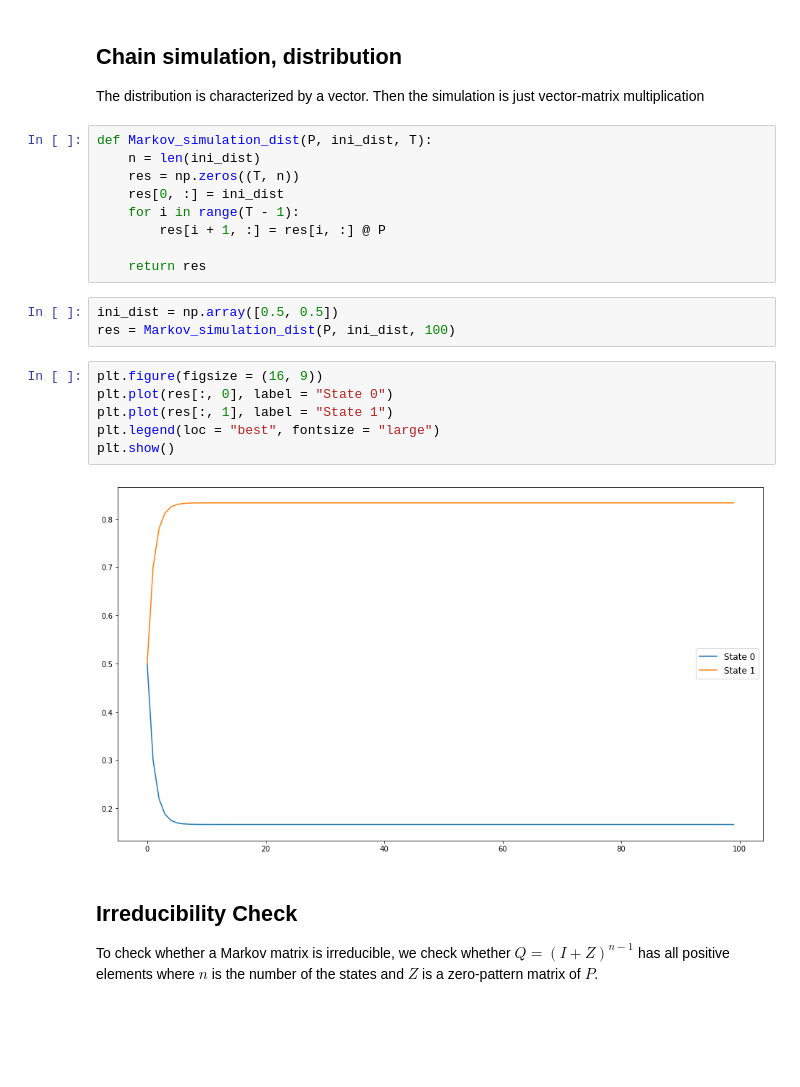
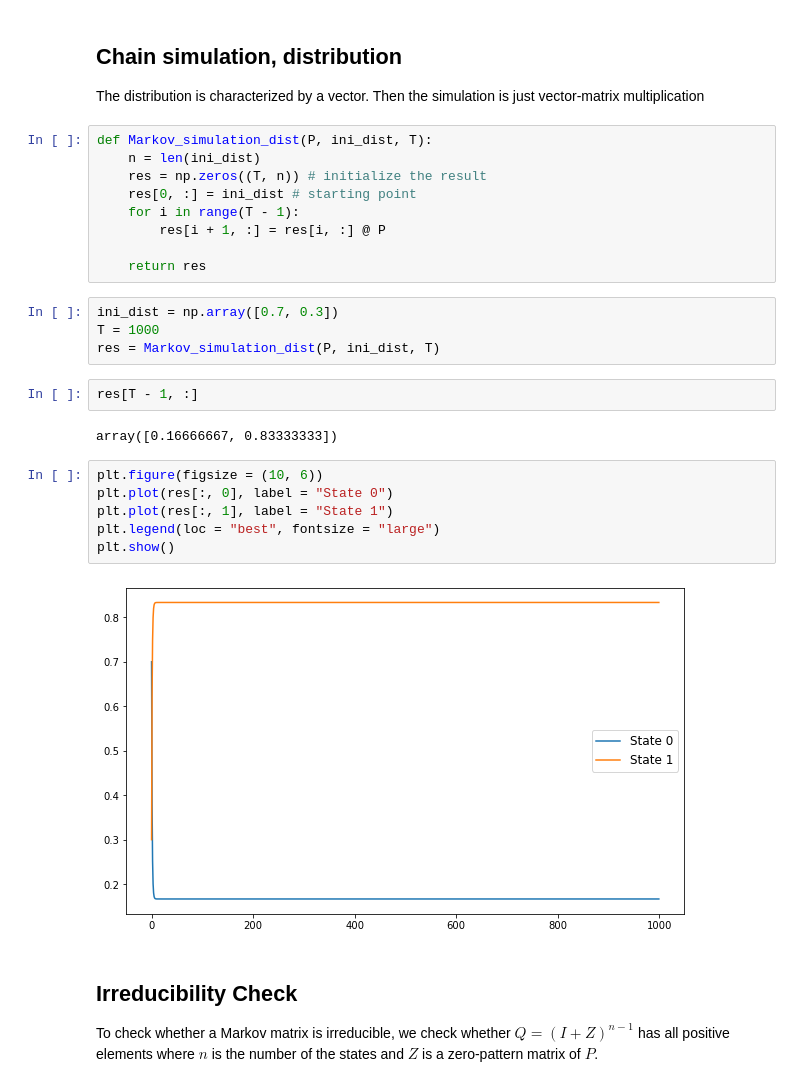
Before and after one commit to wupeifan/ECON_407_Fall2020, a Jupyter notebook: Notebooks/MarkovChainExample.ipynb, the cells around one changed output. Saved outputs shown, nothing was run; the diff lists cells and outputs as text; blank space fills up the shorter version.

```diff
--- a/Notebooks/MarkovChainExample.ipynb
+++ b/Notebooks/MarkovChainExample.ipynb
@@ -123,23 +128,28 @@ The distribution is characterized by a vector. Then the simulation is just vecto
 # %%
 def Markov_simulation_dist(P, ini_dist, T):
     n = len(ini_dist)
-    res = np.zeros((T, n))
-    res[0, :] = ini_dist
+    res = np.zeros((T, n)) # initialize the result
+    res[0, :] = ini_dist # starting point
     for i in range(T - 1):
         res[i + 1, :] = res[i, :] @ P
 
     return res
 # %%
-ini_dist = np.array([0.5, 0.5])
-res = Markov_simulation_dist(P, ini_dist, 100)
+ini_dist = np.array([0.7, 0.3])
+T = 1000
+res = Markov_simulation_dist(P, ini_dist, T)
+# %%
+res[T - 1, :]
+# %% [output]
+array([0.16666667, 0.83333333])
 # %%
-plt.figure(figsize = (16, 9))
+plt.figure(figsize = (10, 6))
 plt.plot(res[:, 0], label = "State 0")
 plt.plot(res[:, 1], label = "State 1")
 plt.legend(loc = "best", fontsize = "large")
 plt.show()
 # %% [output]
-[figure, old version]
+[figure, new version]
 # %% [markdown]
 ## Irreducibility Check
 
```
Also changed, not shown: parts of 5 cells of this notebook, 2 other files.
